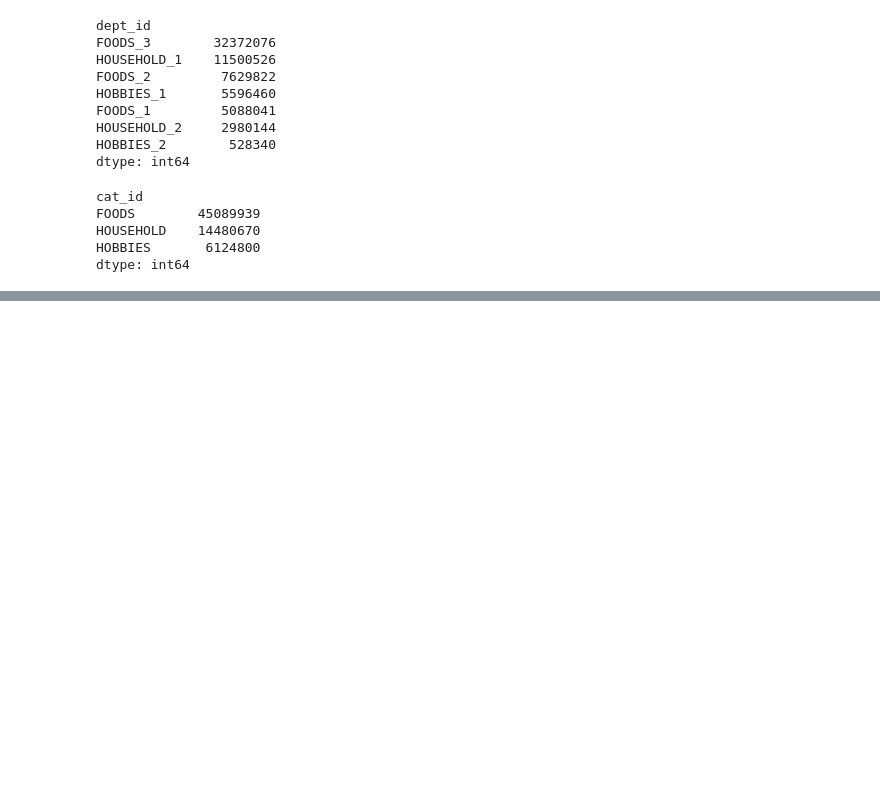
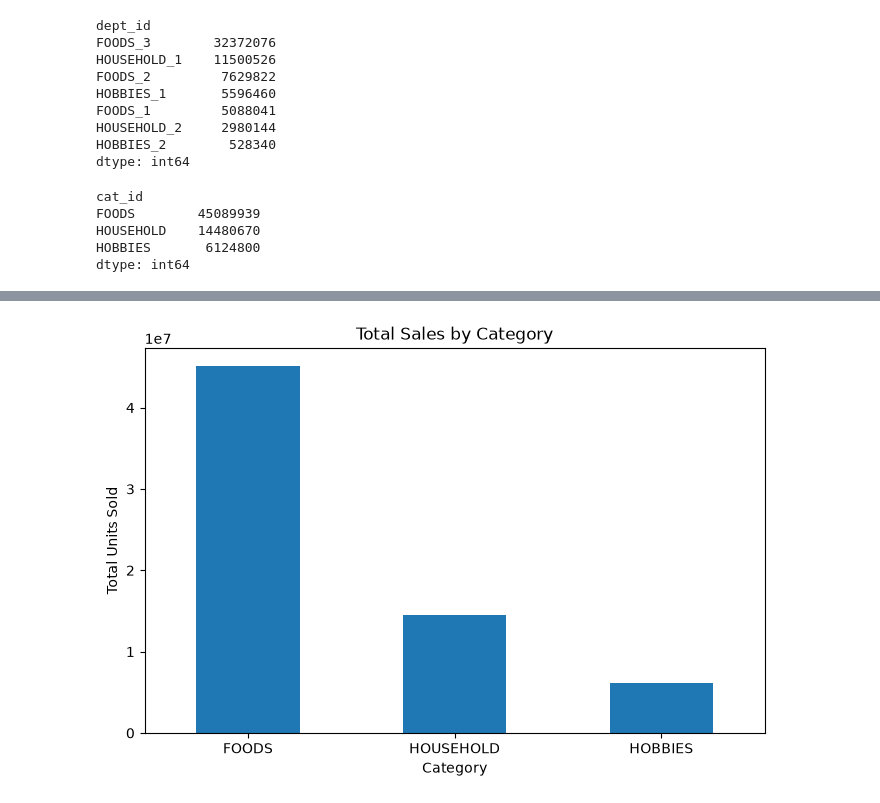
Before and after one commit to janupalliradhika/retail-demand-forecasting, a Jupyter notebook: notebooks/01_data_exploration.ipynb, the cells around one changed output, grey strips where cells are left out. Cells and saved outputs as stored; diff of their text form; code cells hidden in the pictures; blank space fills up the shorter version.

```diff
--- a/notebooks/01_data_exploration.ipynb
+++ b/notebooks/01_data_exploration.ipynb
@@ -674,0 +730,2 @@ dtype: int64
+# %%
+category_sales = sales_clean.groupby("cat_id")[sales_columns].sum().sum(axis=1)
@@ -674,0 +740,10 @@ dtype: int64
+# %%
+plt.figure(figsize=(8,5))
+category_sales.sort_values(ascending=False).plot(kind="bar")
+plt.title("Total Sales by Category")
+plt.xlabel("Category")
+plt.ylabel("Total Units Sold")
+plt.xticks(rotation=0)
+plt.show()
+# %% [output]
+[figure, added]
```
Also changed, not shown: parts of 18 cells of this notebook.
